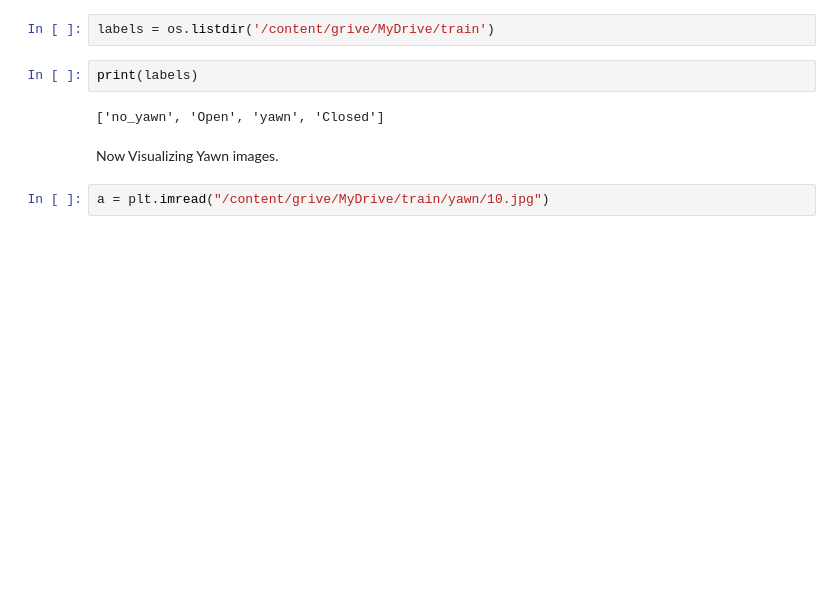
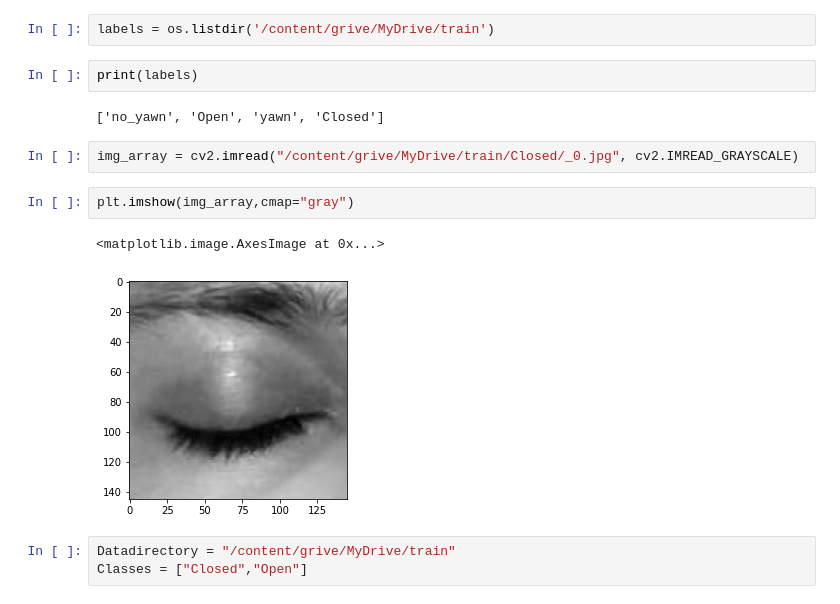
Before and after one commit to CODER-AsHuToSh/UnderGraduate_Project, a Jupyter notebook: Exploratory_Project_code.ipynb, the cells around one changed output. Saved outputs shown, nothing was run; the diff lists cells and outputs as text; blank space fills up the shorter version.

```diff
--- a/Exploratory_Project_code.ipynb
+++ b/Exploratory_Project_code.ipynb
@@ -24,7 +19,13 @@ labels = os.listdir('/content/grive/MyDrive/train')
 print(labels)
 # %% [output]
 ['no_yawn', 'Open', 'yawn', 'Closed']
-# %% [markdown]
-Now Visualizing Yawn images.
 # %%
-a = plt.imread("/content/grive/MyDrive/train/yawn/10.jpg")
+img_array = cv2.imread("/content/grive/MyDrive/train/Closed/_0.jpg", cv2.IMREAD_GRAYSCALE)
+# %%
+plt.imshow(img_array,cmap="gray")
+# %% [output]
+<matplotlib.image.AxesImage at 0x...>
+[figure, added]
+# %%
+Datadirectory = "/content/grive/MyDrive/train"
+Classes = ["Closed","Open"]
```
Also changed, not shown: parts of 18 cells of this notebook.
